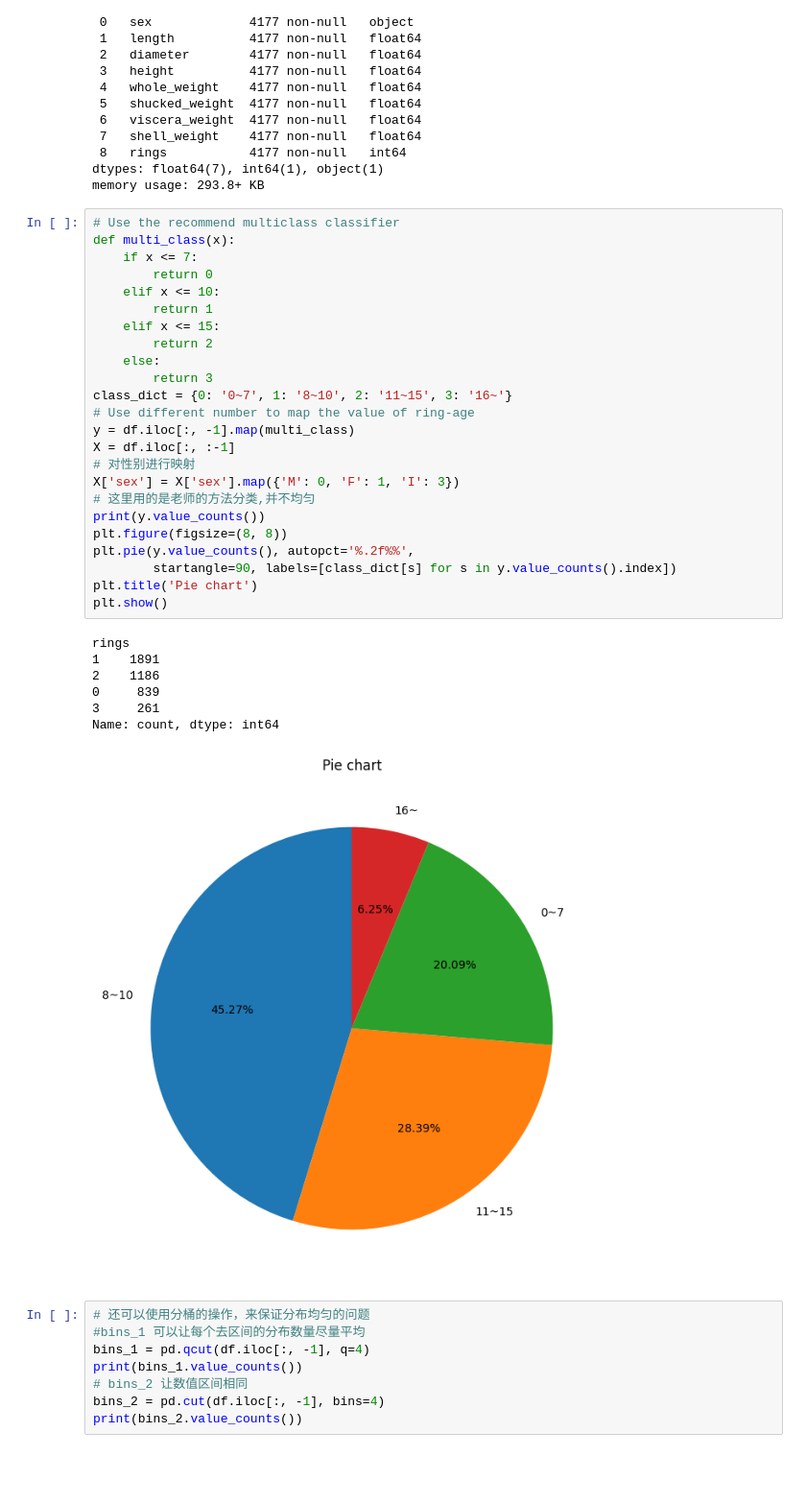
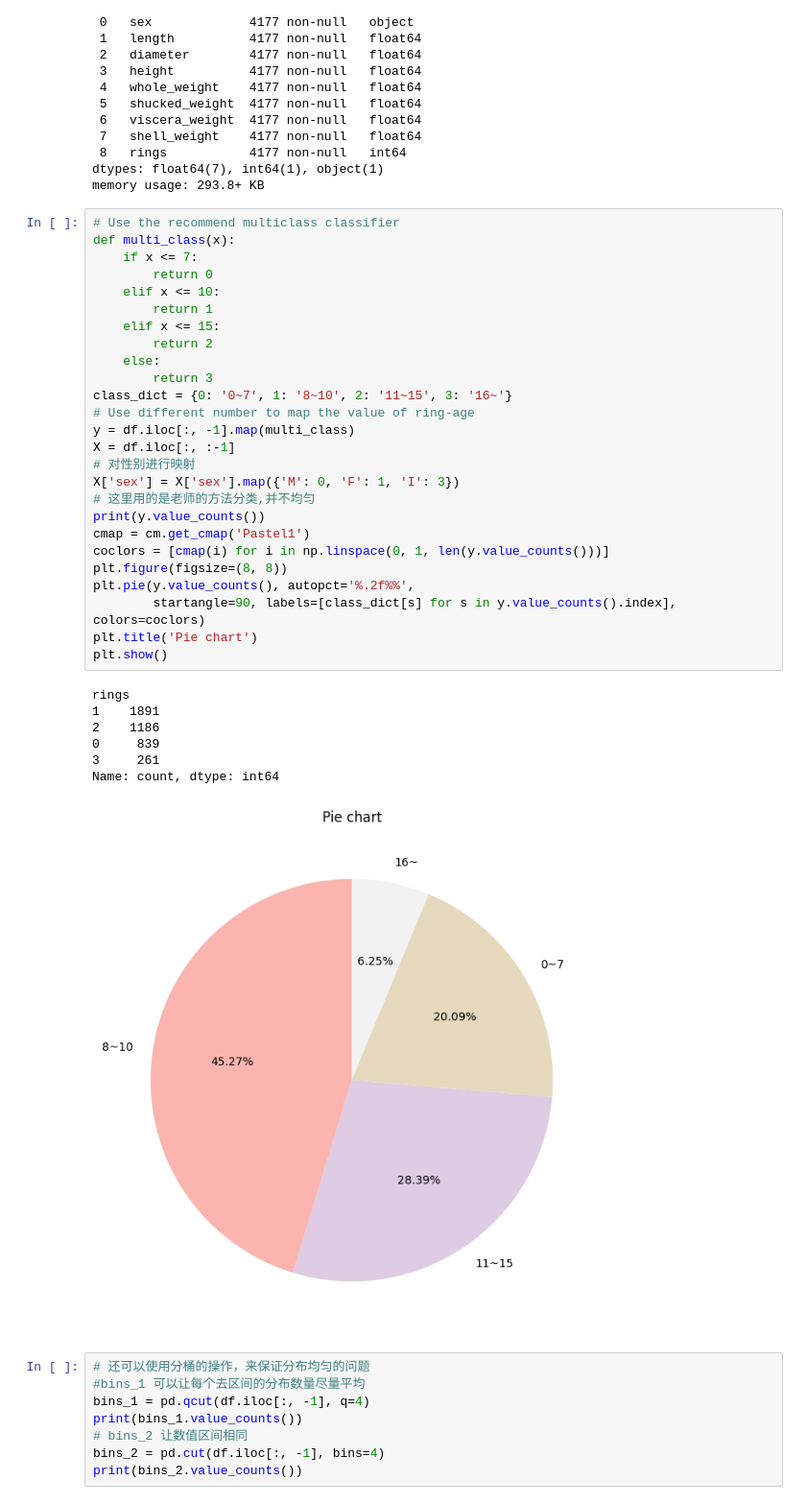
Before and after one commit to 9963KK/MATH5836, a Jupyter notebook: ass2/ass2.ipynb, the cells around one changed output. Shown at 96% size. Saved outputs shown, nothing was run; the diff lists cells and outputs as text; blank space fills up the shorter version.

```diff
--- a/ass2/ass2.ipynb
+++ b/ass2/ass2.ipynb
@@ -40,35 +41,37 @@ memory usage: 293.8+ KB
 # %%
 # Use the recommend multiclass classifier
 def multi_class(x):
     if x <= 7:
         return 0
     elif x <= 10:
         return 1
     elif x <= 15:
         return 2
     else:
         return 3
 class_dict = {0: '0~7', 1: '8~10', 2: '11~15', 3: '16~'}
 # Use different number to map the value of ring-age
 y = df.iloc[:, -1].map(multi_class)
 X = df.iloc[:, :-1]
 # 对性别进行映射
 X['sex'] = X['sex'].map({'M': 0, 'F': 1, 'I': 3})
 # 这里用的是老师的方法分类,并不均匀
 print(y.value_counts())
+cmap = cm.get_cmap('Pastel1')
+coclors = [cmap(i) for i in np.linspace(0, 1, len(y.value_counts()))]
 plt.figure(figsize=(8, 8))
 plt.pie(y.value_counts(), autopct='%.2f%%',
-        startangle=90, labels=[class_dict[s] for s in y.value_counts().index])
+        startangle=90, labels=[class_dict[s] for s in y.value_counts().index], colors=coclors)
 plt.title('Pie chart')
 plt.show()
 # %% [output]
 rings
 1    1891
 2    1186
 0     839
 3     261
 Name: count, dtype: int64
-[figure, old version]
+[figure, new version]
 # %%
 # 还可以使用分桶的操作，来保证分布均匀的问题
 #bins_1 可以让每个去区间的分布数量尽量平均
```
Also changed, not shown: parts of 13 cells of this notebook.
